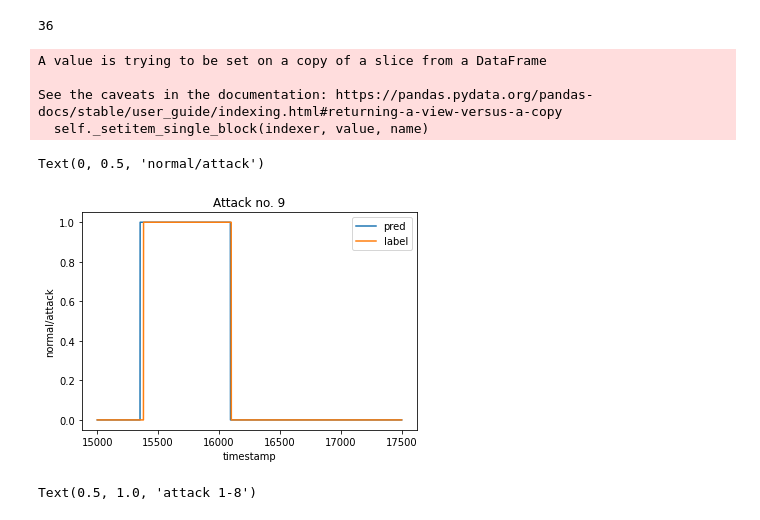
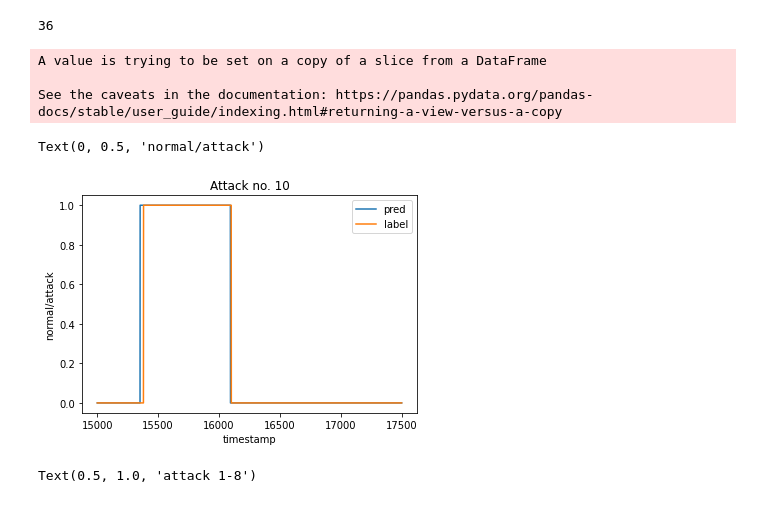
Before and after one commit to Geebigib/Explainable-Anomaly-detection-In-ICS, a Jupyter notebook: Neural_Base_Model.ipynb, the cells around one changed output. Saved outputs shown, nothing was run; the diff lists cells and outputs as text; code cells hidden in the pictures.

```diff
--- a/Neural_Base_Model.ipynb
+++ b/Neural_Base_Model.ipynb
@@ -251,22 +251,21 @@ idx_end = idx_start+attack_lenght.values
 # %%
 time_label['attack #'] = 0
 for i in range (len(idx_start)):
-  time_label['attack #'].loc[idx_start[i]:idx_end[i]] = attack_lenght.index.values[i]
+  time_label['attack #'].loc[idx_start[i]:idx_end[i]] = attack_lenght.index.values[i]+1
 # %% [output]
 A value is trying to be set on a copy of a slice from a DataFrame
 
 See the caveats in the documentation: https://pandas.pydata.org/pandas-docs/stable/user_guide/indexing.html#returning-a-view-versus-a-copy
-  self._setitem_single_block(indexer, value, name)
 # %%
 plt.plot(time_label.loc[15000:17500].index,time_label.loc[15000:17500]["pred"])
 plt.plot(time_label.loc[15000:17500].index,time_label.loc[15000:17500]["label"])
-plt.title('Attack no. 9')
+plt.title('Attack no. 10')
 plt.legend(["pred", "label"])
 plt.xlabel("timestamp")
 plt.ylabel("normal/attack")
 # %% [output]
 Text(0, 0.5, 'normal/attack')
-[figure, old version]
+[figure, new version]
 # %%
 ax = plt.figure(figsize=(20, 5))
 plt.plot(time_label.index[:20000],time_label["pred"][:20000])
```
Also changed, not shown: parts of 26 cells of this notebook.
